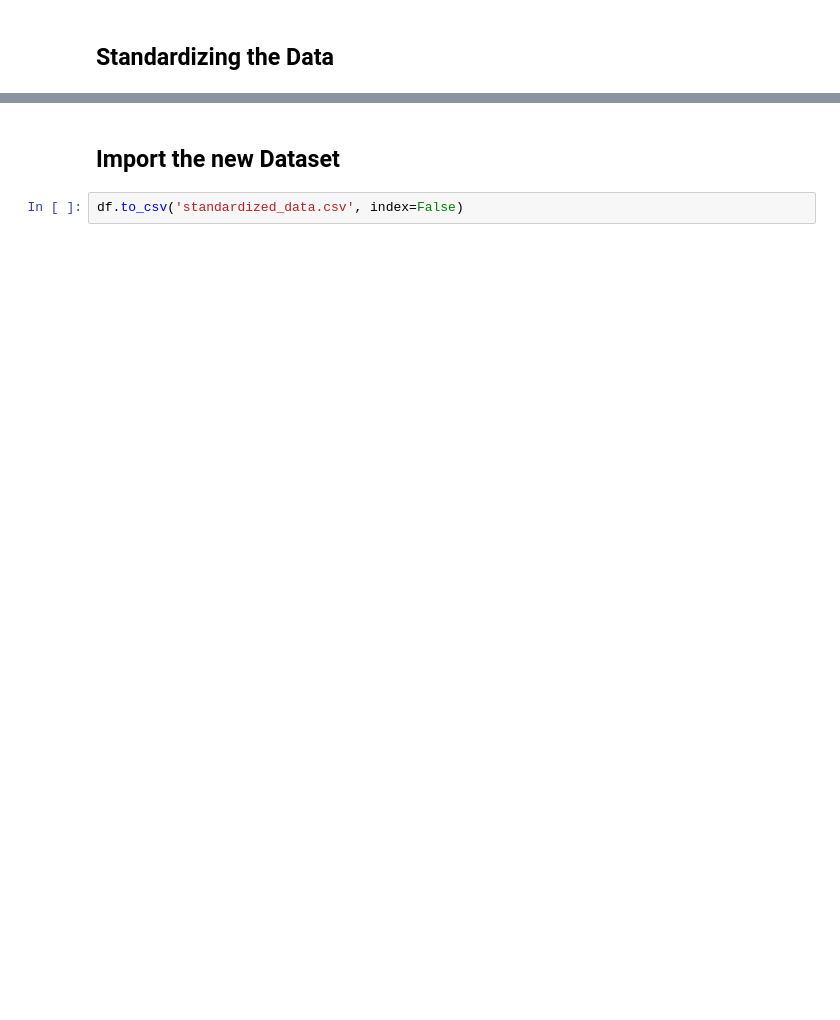
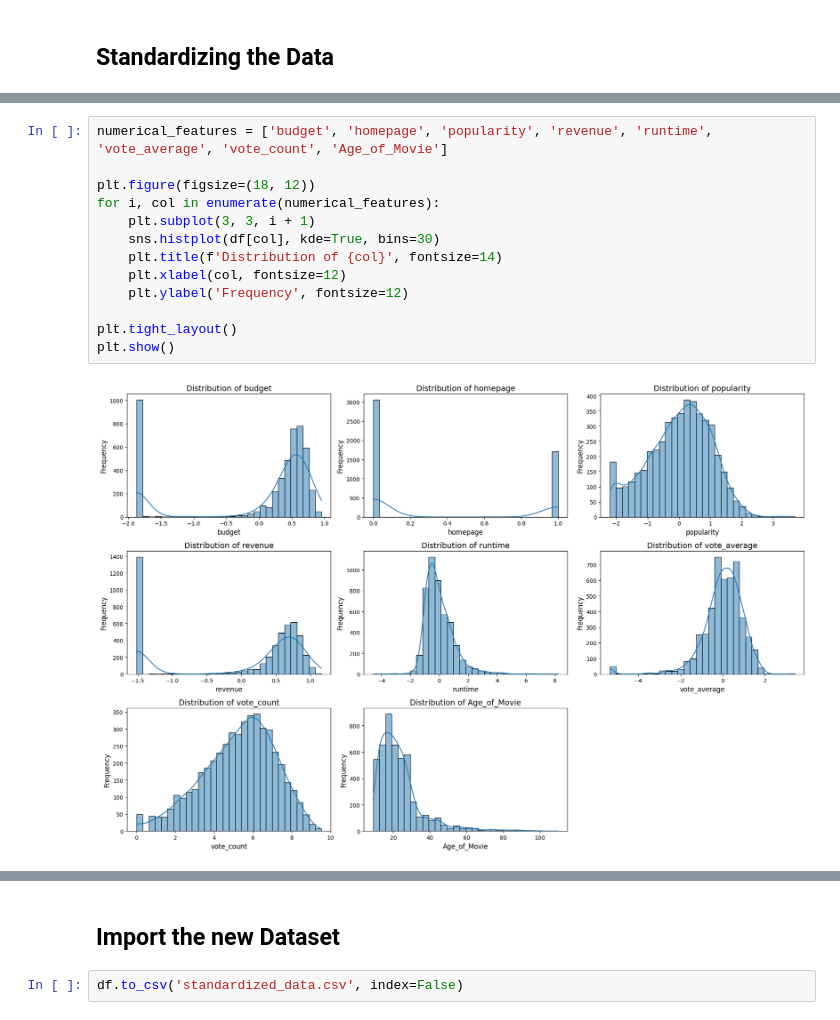
Before and after one commit to leonnmarcoo/CCADMACL_COM232_PROJECT, a Jupyter notebook: eda.ipynb, the cells around one changed output, grey strips where cells are left out. Cells and saved outputs as stored; diff of their text form; blank space fills up the shorter version.

```diff
--- a/eda.ipynb
+++ b/eda.ipynb
@@ -112,0 +125,15 @@ df.head()
+# %%
+numerical_features = ['budget', 'homepage', 'popularity', 'revenue', 'runtime', 'vote_average', 'vote_count', 'Age_of_Movie']
+
+plt.figure(figsize=(18, 12))
+for i, col in enumerate(numerical_features):
+    plt.subplot(3, 3, i + 1)
+    sns.histplot(df[col], kde=True, bins=30)
+    plt.title(f'Distribution of {col}', fontsize=14)
+    plt.xlabel(col, fontsize=12)
+    plt.ylabel('Frequency', fontsize=12)
+
+plt.tight_layout()
+plt.show()
+# %% [output]
+[figure, added]
```
Also changed, not shown: parts of 6 cells of this notebook.
